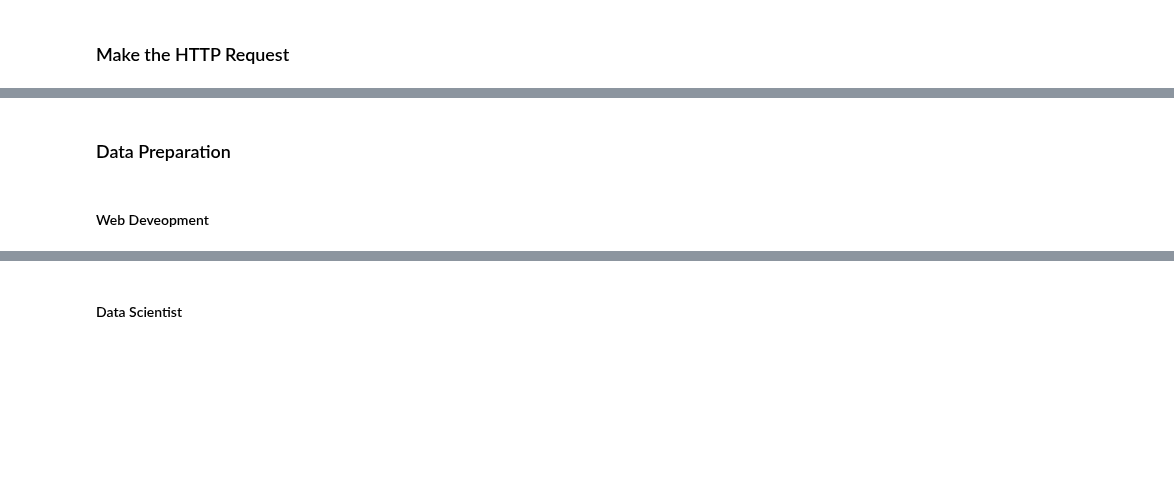
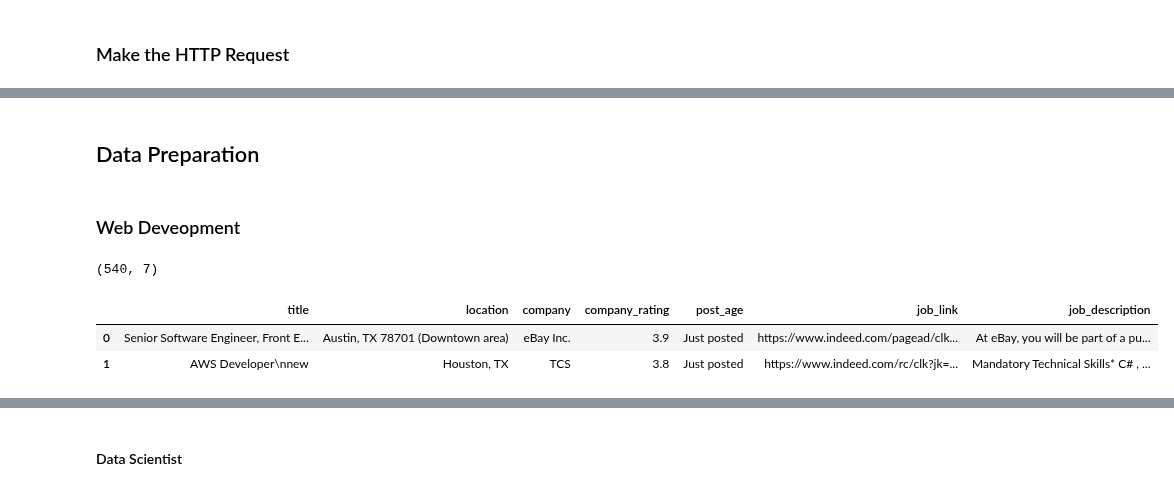
Before and after one commit to Blue-Owl-Data/Job-Search-Dashboard, a Jupyter notebook: notebook/MVP_Shi.ipynb, the cells around one changed output, grey strips where cells are left out. Saved outputs shown, nothing was run; the diff lists cells and outputs as text; code cells hidden in the pictures; blank space fills up the shorter version.

```diff
--- a/notebook/MVP_Shi.ipynb
+++ b/notebook/MVP_Shi.ipynb
@@ -528,7 +384,7 @@ def jobs_indeed(job_title, location):
     print(f"Total number of {job_title} positions in {location}: ", df_jobs.shape[0])
     return df_jobs
 # %% [markdown]
-### Data Preparation
+## Data Preparation
 # %%
 # Define a function to remove the duplicates
 
@@ -609,21 +465,26 @@ def transform_old_file(df, date_string):
     df = df.set_index('date').sort_index(ascending=False)
     return df
 # %% [markdown]
-#### Web Deveopment
+### Web Deveopment
 # %%
 # Load web developer job posts in TX today
 
 # Import the file path
 database = env_Shi.database
 
 # Read the daily data scientist jobs in TX
-df_wd_new = pd.read_csv(f"{database}web_developer_tx_indeed_020721.csv", index_col=0)
+df_wd_new = pd.read_csv(f"{database}web_developer_tx_indeed_020921.csv", index_col=0)
 
 # Print the dimentionality
 print(df_wd_new.shape)
 
 # Print the first two rows
 df_wd_new.head(2)
+# %% [output]
+(540, 7)
+|  | title | location | company | company_rating | post_age | job_link | job_description |
+| 0 | Senior Software Engineer, Front E... | Austin, TX 78701 (Downtown area) | eBay Inc. | 3.9 | Just posted | https://www.indeed.com/pagead/clk... | At eBay, you will be part of a pu... |
+| 1 | AWS Developer\nnew | Houston, TX | TCS | 3.8 | Just posted | https://www.indeed.com/rc/clk?jk=... | Mandatory Technical Skills* C# , ... |
 # %%
 def daily_update_wd(df):
     '''
```
Also changed, not shown: parts of 61 cells of this notebook.
